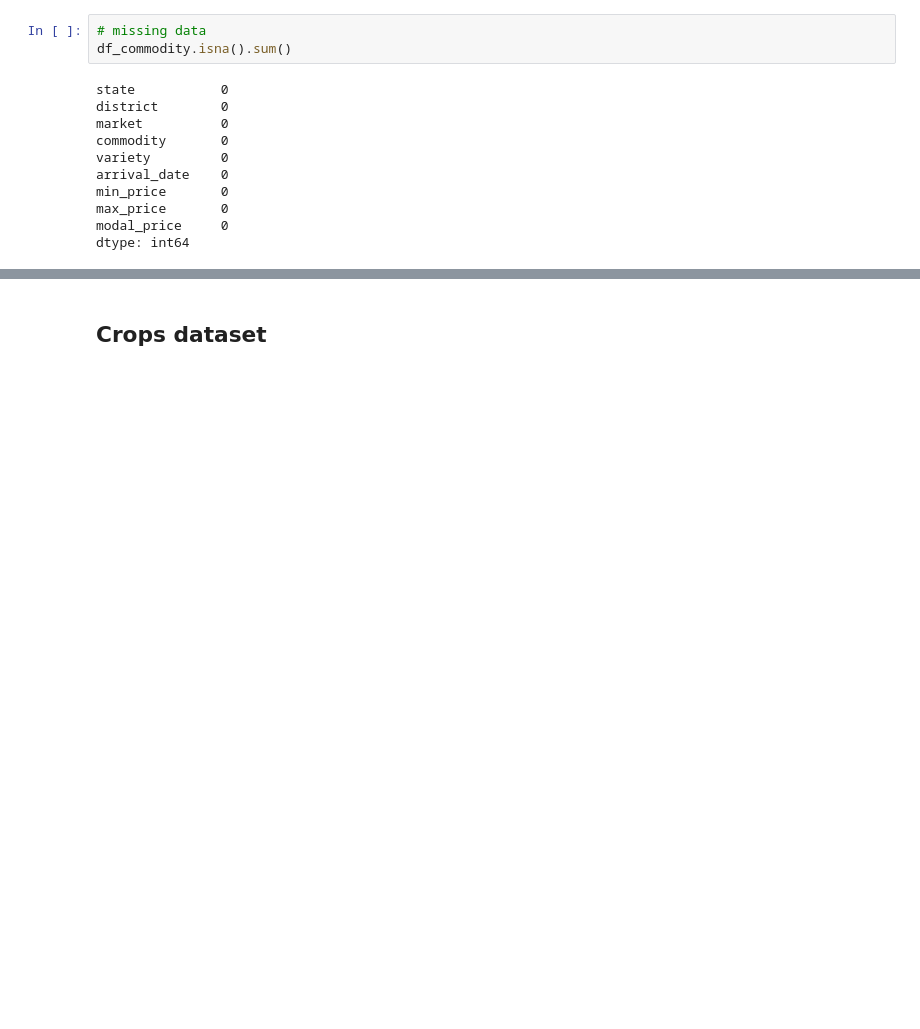
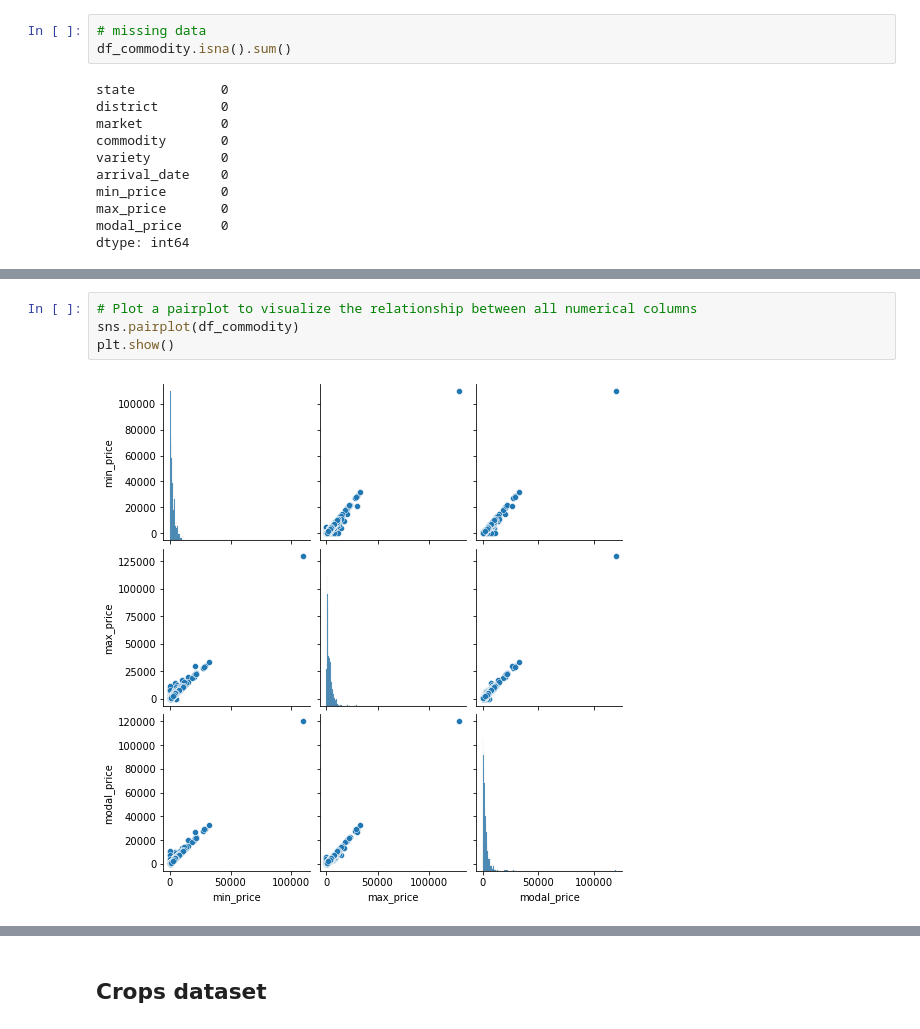
Before and after one commit to Santhosh2231/TRINIT_594092-U315F9MO_ML, a Jupyter notebook: Notebooks/Crop prediction based on Geo location.ipynb, the cells around one changed output, grey strips where cells are left out. Drawn from its saved outputs; the diff is of its cells as text; blank space fills up the shorter version.

```diff
--- a/Notebooks/Crop prediction based on Geo location.ipynb
+++ b/Notebooks/Crop prediction based on Geo location.ipynb
@@ -42,0 +52,6 @@ dtype: int64
+# %%
+# Plot a pairplot to visualize the relationship between all numerical columns
+sns.pairplot(df_commodity)
+plt.show()
+# %% [output]
+[figure, added]
```
Also changed, not shown: parts of 8 cells of this notebook, 5 other files.
